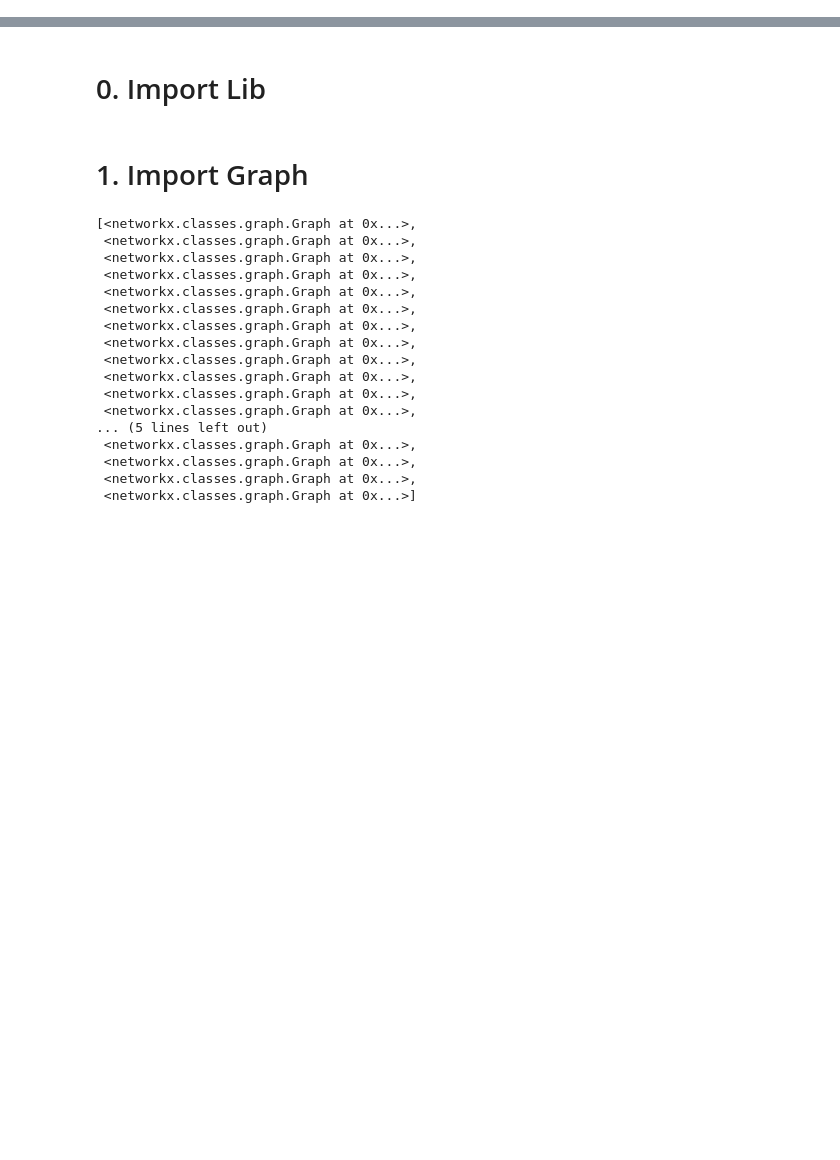
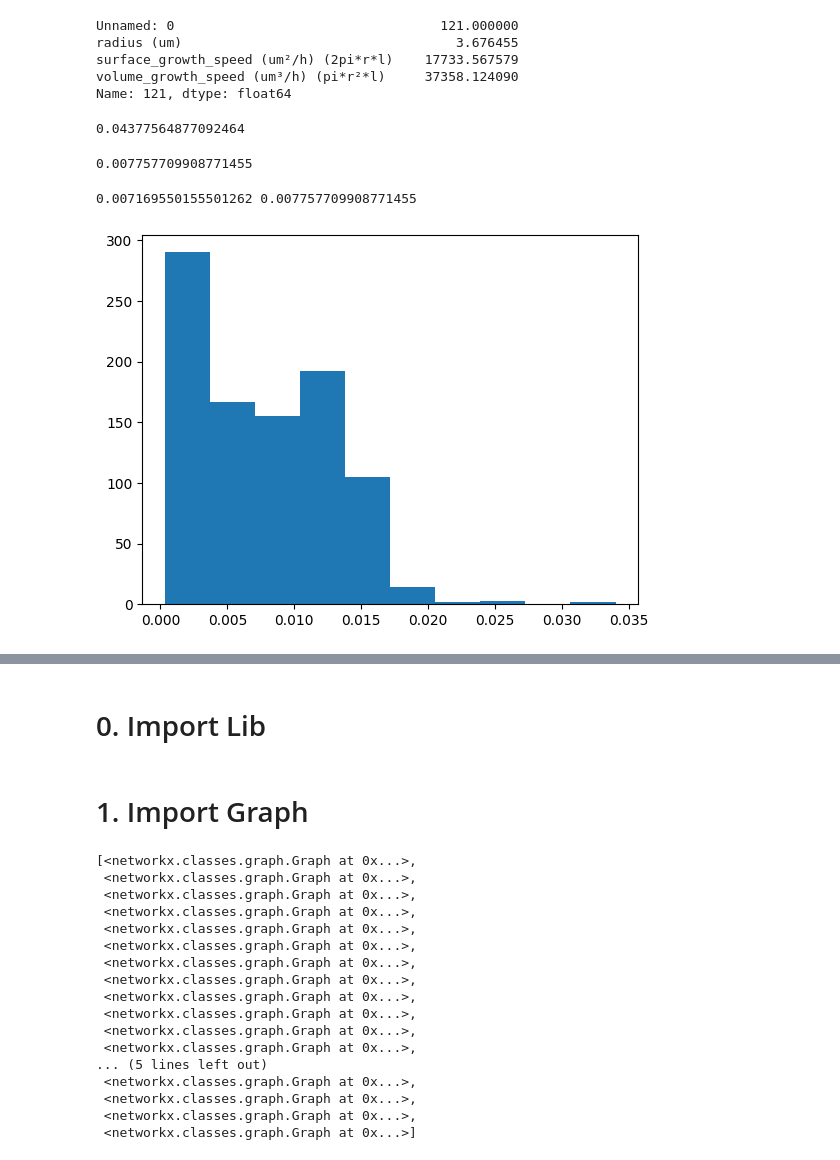
Before and after one commit to amin942001/STHype, a Jupyter notebook: examples/ amftrack_analysis.ipynb, the cells around one changed output, grey strips where cells are left out. Cells and saved outputs as stored; diff of their text form; code cells hidden in the pictures; blank space fills up the shorter version.

```diff
--- a/examples/ amftrack_analysis.ipynb
+++ b/examples/ amftrack_analysis.ipynb
@@ -0,0 +87,30 @@
+# %%
+df.iloc[121]
+# %% [output]
+Unnamed: 0                                  121.000000
+radius (um)                                   3.676455
+surface_growth_speed (um²/h) (2pi*r*l)    17733.567579
+volume_growth_speed (um³/h) (pi*r²*l)     37358.124090
+Name: 121, dtype: float64
+# %%
+np.mean(df.iloc[:,2])/3600
+# %% [output]
+0.04377564877092464
+# %%
+0.04377564877092464*42/(79*3)
+# %% [output]
+0.007757709908771455
+# %%
+import pandas as pd
+import numpy as np
+import matplotlib.pyplot as plt
+
+df = pd.read_csv('/home/ipausers/hamzaoui/Documents/Data/Plot/Growth speed vs tip/length_growth_speed.csv')
+radius = df.iloc[:,1]
+volume_growth = df.iloc[:,2]*radius*radius*np.pi
+rho = 0.42*volume_growth/(3600*np.pi*0.79*radius*radius*3)
+plt.hist(rho)
+print(np.median(rho), np.mean(rho))
+# %% [output]
+0.007169550155501262 0.007757709908771455
+[figure, added]
```
Also changed, not shown: parts of 8 cells of this notebook, 3 other files.
